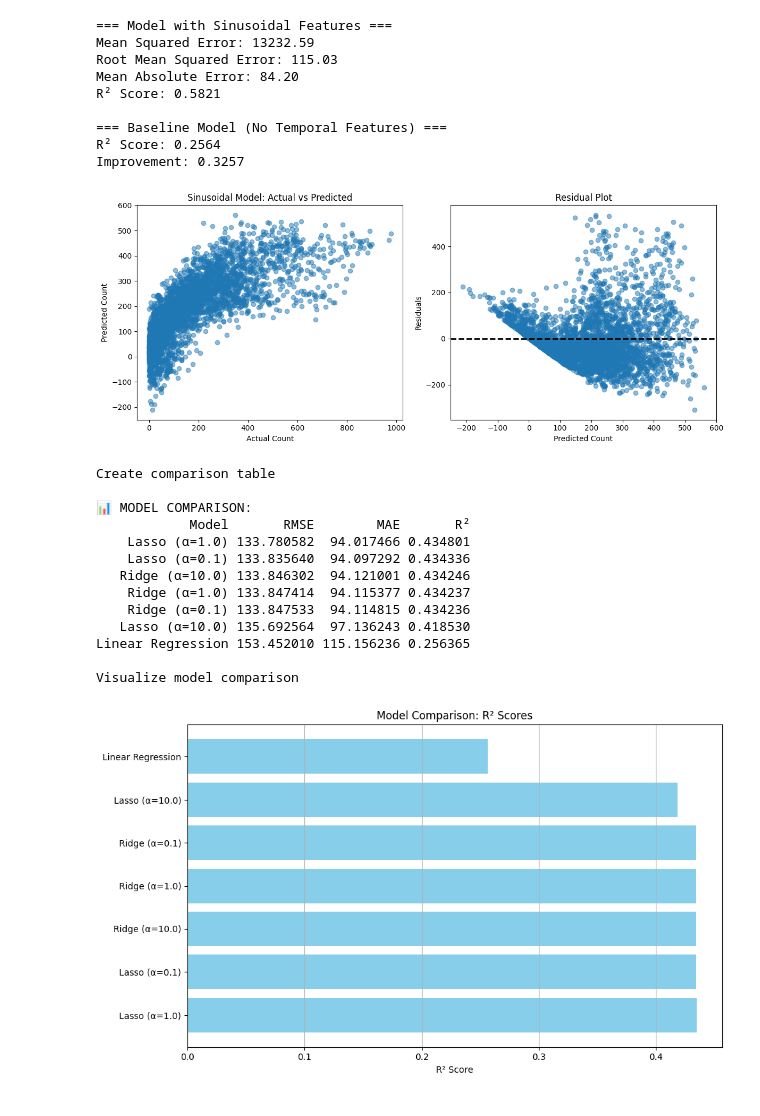
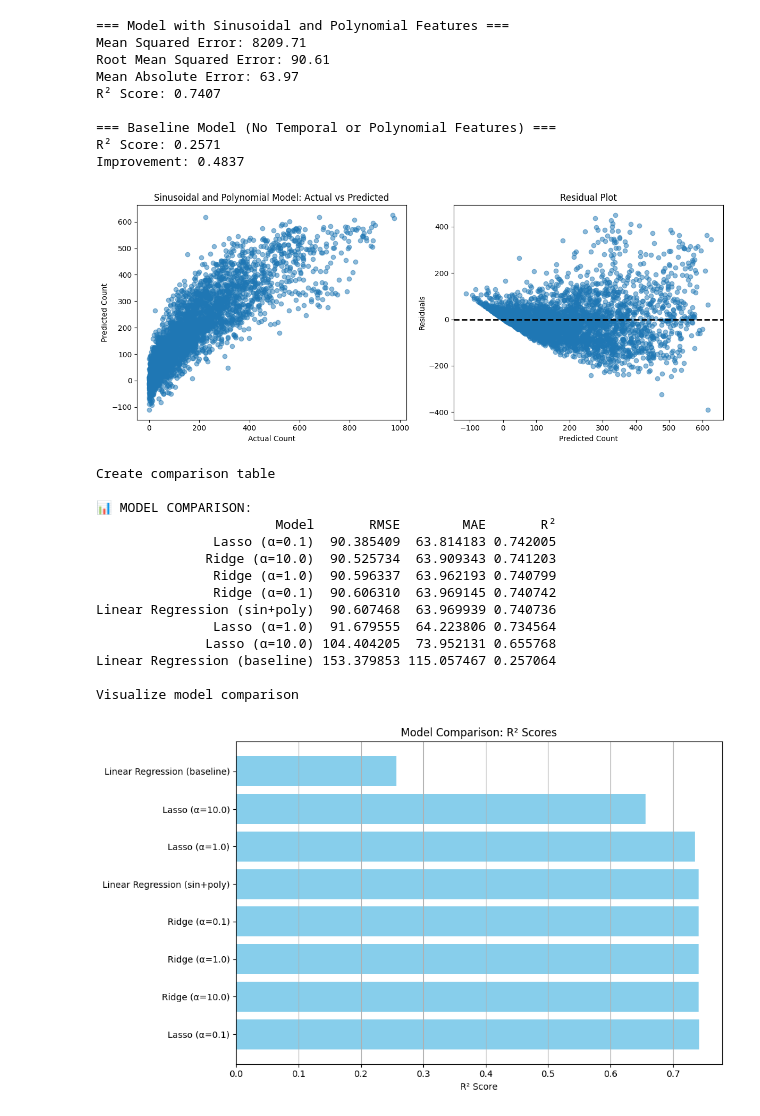
Before and after one commit to mwpersson/mini-project-1, a Jupyter notebook: notebooks/02_modeling.ipynb, the cells around one changed output. Cells and saved outputs as stored; diff of their text form; code cells hidden in the pictures.

Commit message:
added weather, adjusted poly features degree, fixed ridge/lasso (was training without poly features)

```diff
--- a/notebooks/02_modeling.ipynb
+++ b/notebooks/02_modeling.ipynb
@@ -13,7 +13,7 @@ hourly_bike = pd.read_csv('../data/hour.csv')
 
 # standardize the data
 scaler = StandardScaler()
-hourly_bike[['temp', 'hum', 'windspeed', 'holiday', 'workingday', 'weekday']] = scaler.fit_transform(hourly_bike[['temp', 'hum', 'windspeed', 'holiday', 'workingday', 'weekday']])
+hourly_bike[['temp', 'hum', 'windspeed', 'holiday', 'workingday', 'weekday', 'weathersit']] = scaler.fit_transform(hourly_bike[['temp', 'hum', 'windspeed', 'holiday', 'workingday', 'weekday', 'weathersit']])
 
 # train/test split
 train_data, test_data = train_test_split(hourly_bike, test_size=0.2, random_state=42)
@@ -22,9 +22,9 @@ print(f"Test data shape: {test_data.shape}")
 
 # Fit a simple linear regression model
 model = LinearRegression(fit_intercept=True)
-X_train = train_data[['temp', 'hum', 'windspeed', 'holiday', 'workingday', 'weekday']]
+X_train = train_data[['temp', 'hum', 'windspeed', 'holiday', 'workingday', 'weekday', 'weathersit']]
 y_train = train_data['cnt']
-X_test = test_data[['temp', 'hum', 'windspeed', 'holiday', 'workingday', 'weekday']]
+X_test = test_data[['temp', 'hum', 'windspeed', 'holiday', 'workingday', 'weekday', 'weathersit']]
 y_test = test_data['cnt']
 
 
@@ -86,10 +86,10 @@ test_data_copy['month_cos'] = np.cos(2 * np.pi * (test_data_copy['mnth'] - 1) /
 
 # Fit linear regression model with sinusoidal features
 model_sinusoidal = LinearRegression()
-X_train_sin = train_data_copy[['temp', 'hum', 'windspeed', 'holiday', 'workingday', 'weekday', 'hour_sin', 'hour_cos', 'month_sin', 'month_cos']]
+X_train_sin = train_data_copy[['temp', 'hum', 'windspeed', 'holiday', 'workingday', 'weekday', 'weathersit', 'hour_sin', 'hour_cos', 'month_sin', 'month_cos']]
 y_train_sin = train_data_copy['cnt']
 
-X_test_sin = test_data_copy[['temp', 'hum', 'windspeed', 'holiday', 'workingday', 'weekday', 'hour_sin', 'hour_cos', 'month_sin', 'month_cos']]
+X_test_sin = test_data_copy[['temp', 'hum', 'windspeed', 'holiday', 'workingday', 'weekday', 'weathersit', 'hour_sin', 'hour_cos', 'month_sin', 'month_cos']]
 y_test_sin = test_data_copy['cnt']
 
 # Standardize features
@@ -98,7 +98,7 @@ X_train_scaled = scaler.fit_transform(X_train_sin)
 X_test_scaled = scaler.transform(X_test_sin)
 
 # add polynomial features
-poly = PolynomialFeatures(degree=2, include_bias=False)
+poly = PolynomialFeatures(degree=3, include_bias=False)
 X_train_poly = poly.fit_transform(X_train_scaled)
 X_test_poly = poly.transform(X_test_scaled)
 
@@ -114,15 +114,17 @@ rmse_sin = np.sqrt(mse_sin)
 mae_sin = mean_absolute_error(y_test_sin, y_pred_sin)
 r2_sin = r2_score(y_test_sin, y_pred_sin)
 
-print("=== Model with Sinusoidal Features ===")
+print("=== Model with Sinusoidal and Polynomial Features ===")
 print(f"Mean Squared Error: {mse_sin:.2f}")
 print(f"Root Mean Squared Error: {rmse_sin:.2f}")
 print(f"Mean Absolute Error: {mae_sin:.2f}")
 print(f"R² Score: {r2_sin:.4f}")
 
+model_results = [{'Model': 'Linear Regression (sin+poly)', 'RMSE': rmse_sin, 'MAE': mae_sin, 'R²': r2_sin}]
+
 # Compare with baseline model
 r2_baseline = r2_score(y_test, y_pred)
-print(f"\n=== Baseline Model (No Temporal Features) ===")
+print(f"\n=== Baseline Model (No Temporal or Polynomial Features) ===")
 print(f"R² Score: {r2_baseline:.4f}")
 print(f"Improvement: {(r2_sin - r2_baseline):.4f}")
 
@@ -130,10 +132,10 @@ print(f"Improvement: {(r2_sin - r2_baseline):.4f}")
 plt.figure(figsize=(12, 5))
 
 plt.subplot(1, 2, 1)
-plt.scatter(y_test_sin, y_pred_sin, alpha=0.5, label='With Sinusoidal Features')
+plt.scatter(y_test_sin, y_pred_sin, alpha=0.5, label='With Sinusoidal and Polynomial Features')
 plt.xlabel('Actual Count')
 plt.ylabel('Predicted Count')
-plt.title('Sinusoidal Model: Actual vs Predicted')
+plt.title('Sinusoidal and Polynomial Model: Actual vs Predicted')
 
 plt.subplot(1, 2, 2)
 residuals = y_test_sin - y_pred_sin
@@ -146,16 +148,16 @@ plt.title('Residual Plot')
 plt.tight_layout()
 plt.show()
 # %% [output]
-=== Model with Sinusoidal Features ===
-Mean Squared Error: 13232.59
-Root Mean Squared Error: 115.03
-Mean Absolute Error: 84.20
-R² Score: 0.5821
+=== Model with Sinusoidal and Polynomial Features ===
+Mean Squared Error: 8209.71
+Root Mean Squared Error: 90.61
+Mean Absolute Error: 63.97
+R² Score: 0.7407
 
-=== Baseline Model (No Temporal Features) ===
-R² Score: 0.2564
-Improvement: 0.3257
+=== Baseline Model (No Temporal or Polynomial Features) ===
+R² Score: 0.2571
+Improvement: 0.4837
-[figure, old version]
+[figure, new version]
 # %%
 
 ridge_alphas = [0.1, 1.0, 10.0]
@@ -163,8 +165,8 @@ ridge_results = []
 
 for alpha in ridge_alphas:
    ridge_regression = Ridge(alpha=alpha)
-   ridge_regression.fit(X_train_sin, y_train_sin)
-   ridge_pred = ridge_regression.predict(X_test_sin)
+   ridge_regression.fit(X_train_poly, y_train_sin)
+   ridge_pred = ridge_regression.predict(X_test_poly)
    ridge_rmse = root_mean_squared_error(y_test_sin, ridge_pred)
    ridge_mae = mean_absolute_error(y_test_sin, ridge_pred)
    ridge_r2 = r2_score(y_test_sin, ridge_pred)
@@ -176,47 +178,48 @@ lasso_results = []
 # Note: Use max_iter=10000 for Lasso to ensure convergence
 for alpha in lasso_alphas:
     lasso_regression = Lasso(alpha=alpha, max_iter=10000)
-    lasso_regression.fit(X_train_sin, y_train_sin)
-    lasso_pred = lasso_regression.predict(X_test_sin)
+    lasso_regression.fit(X_train_poly, y_train_sin)
+    lasso_pred = lasso_regression.predict(X_test_poly)
     lasso_rmse = root_mean_squared_error(y_test_sin, lasso_pred)
     lasso_mae = mean_absolute_error(y_test_sin, lasso_pred)
     lasso_r2 = r2_score(y_test_sin, lasso_pred)
     lasso_results.append({'Model': f'Lasso (α={alpha})', 'RMSE': lasso_rmse, 'MAE': lasso_mae, 'R²': lasso_r2})
 
 print("\nCreate comparison table")
 
 # Combine all results
-all_results = [{'Model': 'Linear Regression', 'RMSE': lr_rmse, 'MAE': lr_mae, 'R²': lr_r2}] + ridge_results + lasso_results  # Combine Linear, Ridge, and Lasso results
+all_results = [{'Model': 'Linear Regression (baseline)', 'RMSE': lr_rmse, 'MAE': lr_mae, 'R²': lr_r2}] + ridge_results + lasso_results + model_results  # Combine Linear, Ridge, Lasso, and Sinusoidal+Polynomial results
 
 # Create DataFrame and sort by R²
 results_df = pd.DataFrame(all_results).sort_values('R²', ascending=False)
 
 print("\n📊 MODEL COMPARISON:")
 if results_df is not None:
     print(results_df.to_string(index=False))
 
 print("\nVisualize model comparison")
 
 plt.figure(figsize=(10, 6))
 plt.barh(range(len(results_df)), results_df['R²'], color='skyblue')
 plt.yticks(range(len(results_df)), results_df['Model'])
 plt.xlabel('R² Score')
 plt.title('Model Comparison: R² Scores')
 plt.grid(axis='x')
 plt.tight_layout()
 plt.show()
 # %% [output]
 Create comparison table
 
 📊 MODEL COMPARISON:
-            Model       RMSE        MAE       R²
-    Lasso (α=1.0) 133.780582  94.017466 0.434801
-    Lasso (α=0.1) 133.835640  94.097292 0.434336
-   Ridge (α=10.0) 133.846302  94.121001 0.434246
-    Ridge (α=1.0) 133.847414  94.115377 0.434237
-    Ridge (α=0.1) 133.847533  94.114815 0.434236
-   Lasso (α=10.0) 135.692564  97.136243 0.418530
-Linear Regression 153.452010 115.156236 0.256365
+                       Model       RMSE        MAE       R²
+               Lasso (α=0.1)  90.385409  63.814183 0.742005
+              Ridge (α=10.0)  90.525734  63.909343 0.741203
+               Ridge (α=1.0)  90.596337  63.962193 0.740799
+               Ridge (α=0.1)  90.606310  63.969145 0.740742
+Linear Regression (sin+poly)  90.607468  63.969939 0.740736
+               Lasso (α=1.0)  91.679555  64.223806 0.734564
+              Lasso (α=10.0) 104.404205  73.952131 0.655768
+Linear Regression (baseline) 153.379853 115.057467 0.257064
 
 Visualize model comparison
-[figure, old version]
+[figure, new version]
```
Also changed, not shown: parts of 1 cell of this notebook.
